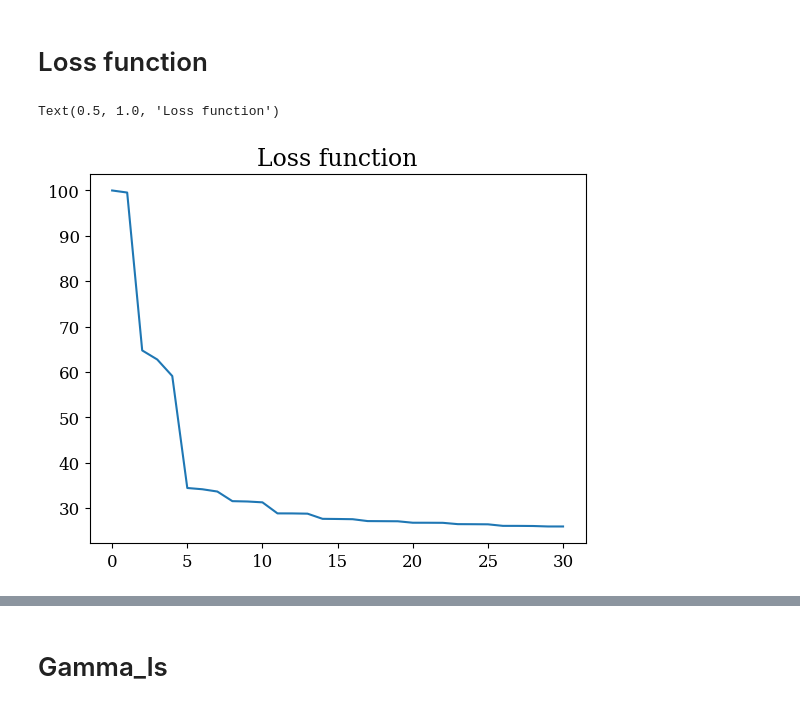
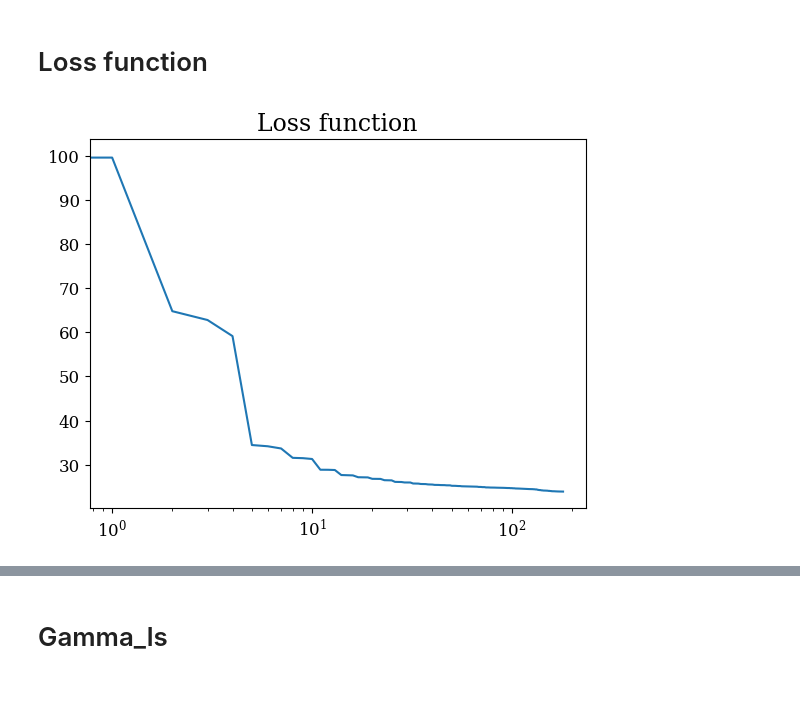
Before and after one commit to SwannChelly/SMM_Spatial_Comovement, a Jupyter notebook: analysis.ipynb, the cells around one changed output, grey strips where cells are left out. Cells and saved outputs as stored; diff of their text form; code cells hidden in the pictures.

```diff
--- a/analysis.ipynb
+++ b/analysis.ipynb
@@ -456,13 +695,13 @@ fig.savefig(os.path.join(folder, f"sim_pi_r_{industry}.png"), bbox_inches='tight
 # %%
 loss_function = np.sum((empirical_moments.T-best_simulated_moments)**2,axis = 0)
 loss_function/=loss_function[0]/100
 
 
 plt.plot(loss_function)
 plt.title('Loss function')
+plt.xscale('log')
 # %% [output]
-Text(0.5, 1.0, 'Loss function')
-[figure, old version]
+[figure, new version]
 # %%
 import numpy as np
 import matplotlib.pyplot as plt
```
Also changed, not shown: parts of 18 cells of this notebook, 2 other files.
